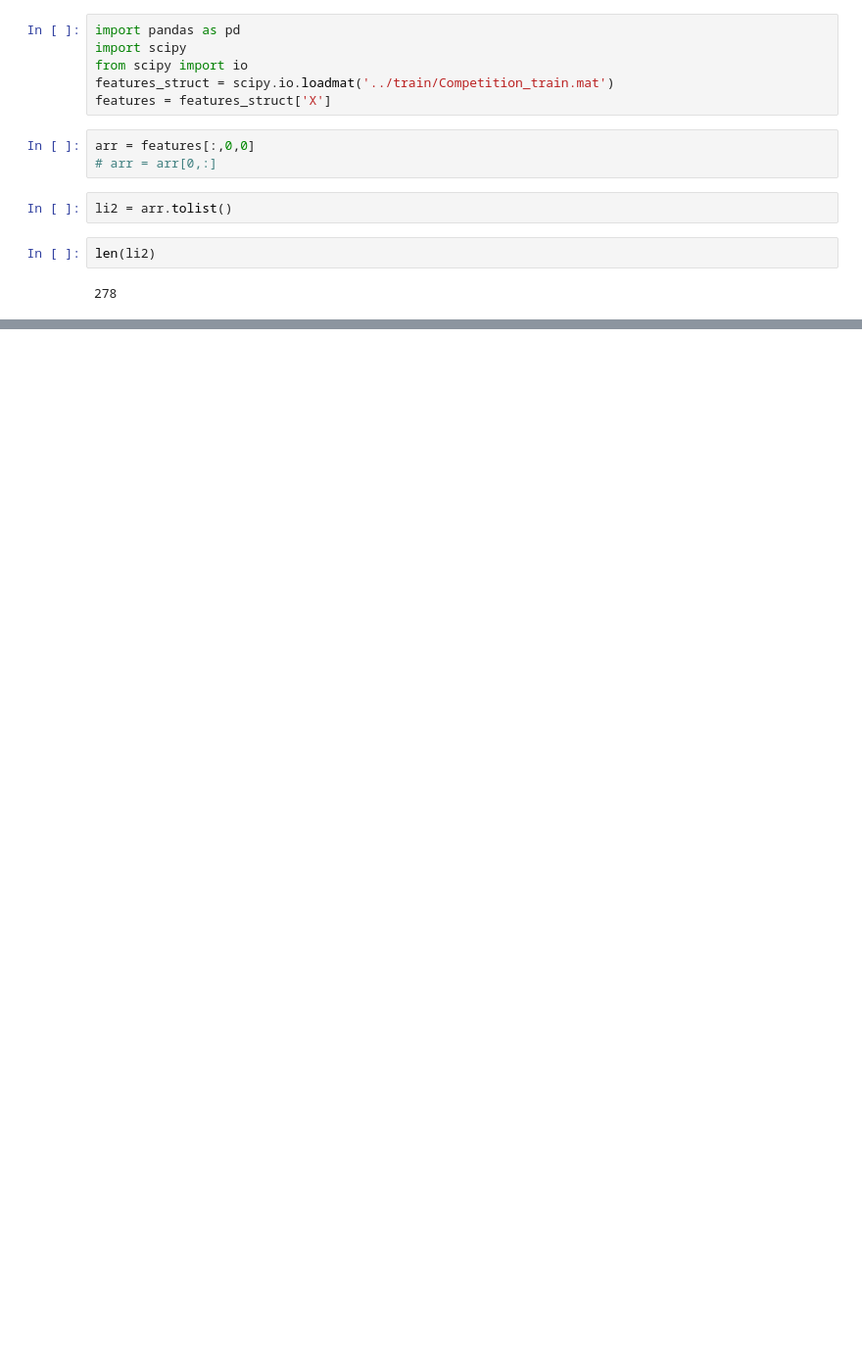
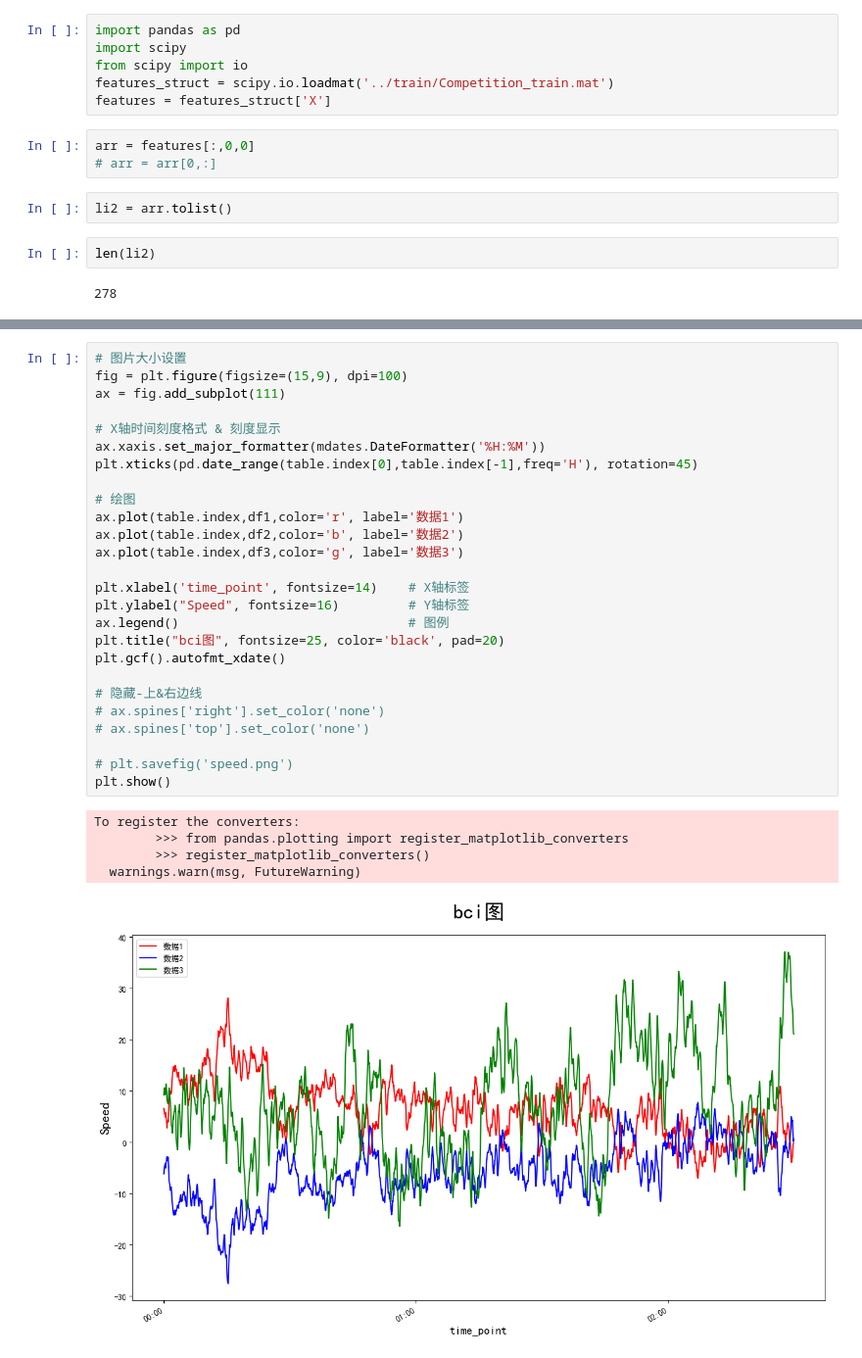
Before and after one commit to lizeyujack/bci, a Jupyter notebook: bci_data_preprocessing.ipynb, the cells around one changed output, grey strips where cells are left out. Shown: that part at 98% size. Cells and saved outputs as stored; diff of their text form; blank space fills up the shorter version.

```diff
--- a/bci_data_preprocessing.ipynb
+++ b/bci_data_preprocessing.ipynb
@@ -35,0 +68,32 @@ array([[[ 6.593750e+00,  6.593750e+00,  6.187500e+00, ...,
+# %%
+# 图片大小设置
+fig = plt.figure(figsize=(15,9), dpi=100)
+ax = fig.add_subplot(111)
+
+# X轴时间刻度格式 & 刻度显示
+ax.xaxis.set_major_formatter(mdates.DateFormatter('%H:%M'))
+plt.xticks(pd.date_range(table.index[0],table.index[-1],freq='H'), rotation=45)
+
+# 绘图
+ax.plot(table.index,df1,color='r', label='数据1')
+ax.plot(table.index,df2,color='b', label='数据2')
+ax.plot(table.index,df3,color='g', label='数据3')
+
+plt.xlabel('time_point', fontsize=14)    # X轴标签
+plt.ylabel("Speed", fontsize=16)         # Y轴标签
+ax.legend()                              # 图例
+plt.title("bci图", fontsize=25, color='black', pad=20)
+plt.gcf().autofmt_xdate()
+
+# 隐藏-上&右边线
+# ax.spines['right'].set_color('none')
+# ax.spines['top'].set_color('none')
+
+# plt.savefig('speed.png')
+plt.show()
+# %% [output]
+To register the converters:
+        >>> from pandas.plotting import register_matplotlib_converters
+        >>> register_matplotlib_converters()
+  warnings.warn(msg, FutureWarning)
+[figure, added]
```
Also changed, not shown: parts of 4 cells of this notebook.
